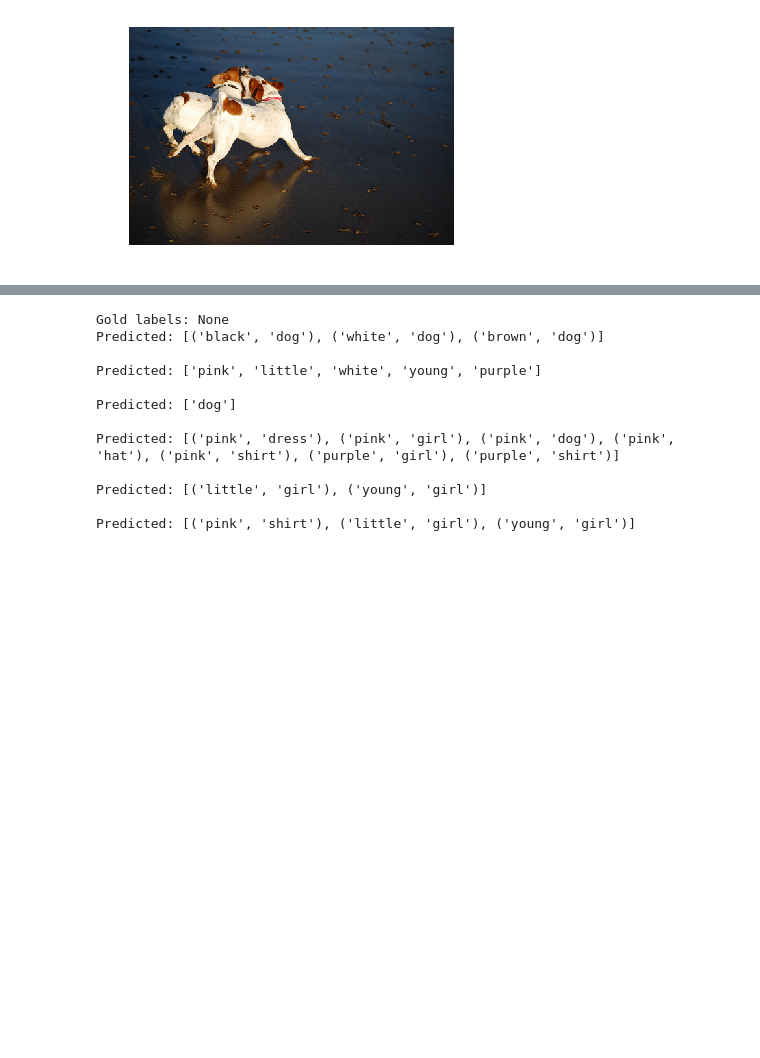
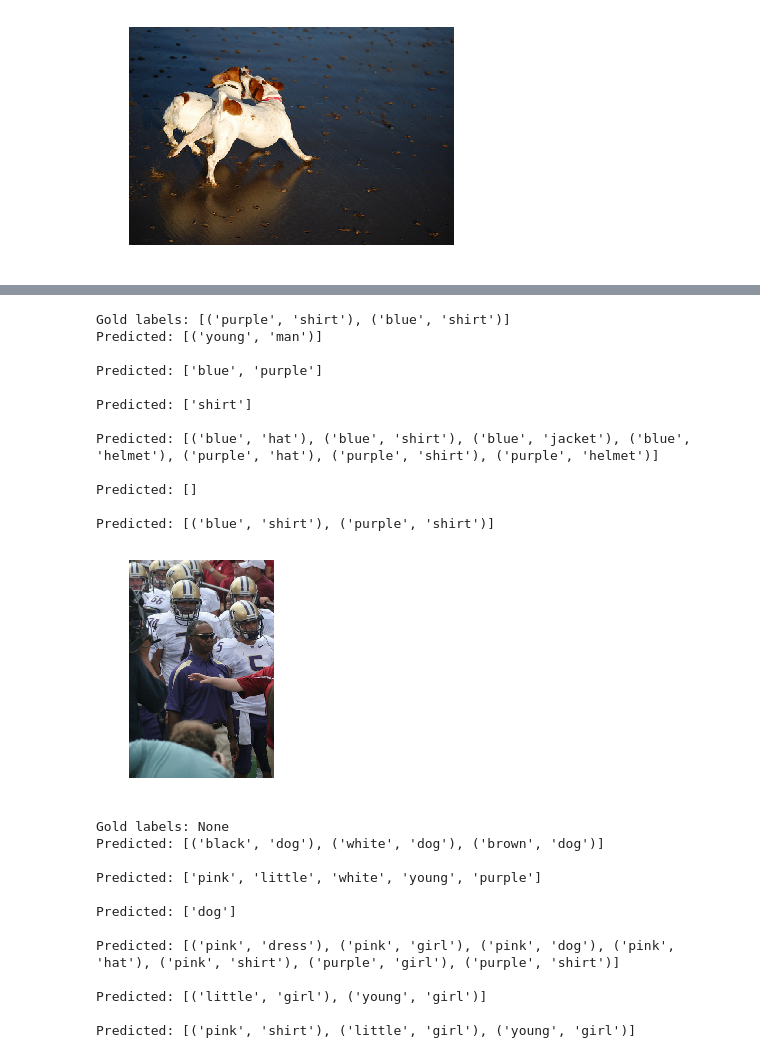
Before and after one commit to chickenbror/cog-ai-project, a Jupyter notebook: ProjectCodes.ipynb, the cells around one changed output, grey strips where cells are left out. Cells and saved outputs as stored; diff of their text form; code cells hidden in the pictures; blank space fills up the shorter version.

```diff
--- a/ProjectCodes.ipynb
+++ b/ProjectCodes.ipynb
@@ -781,3 +795,19 @@ Predicted: [('white', 'dog'), ('brown', 'dog')]
+# %%
+visualise_pred('241347547_902725b9f8.jpg', models_and_classes)
+# %% [output]
+Gold labels: [('purple', 'shirt'), ('blue', 'shirt')]
+Predicted: [('young', 'man')]
+
+Predicted: ['blue', 'purple']
+
+Predicted: ['shirt']
+
+Predicted: [('blue', 'hat'), ('blue', 'shirt'), ('blue', 'jacket'), ('blue', 'helmet'), ('purple', 'hat'), ('purple', 'shirt'), ('purple', 'helmet')]
+
+Predicted: []
+
+Predicted: [('blue', 'shirt'), ('purple', 'shirt')]
+[figure, added]
 # %%
 fn = 'pinkdog1.jpg'
 visualise_pred(fn, models_and_classes, img_path='', threshold=0.08)
```
Also changed, not shown: parts of 2 cells of this notebook.
